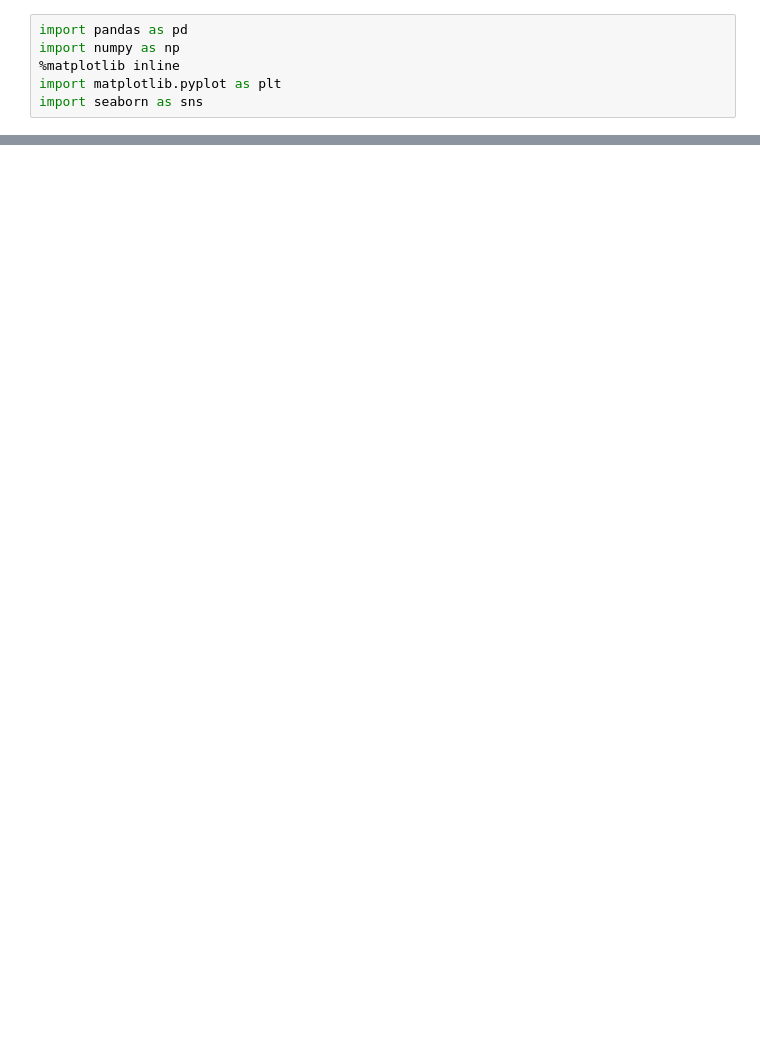
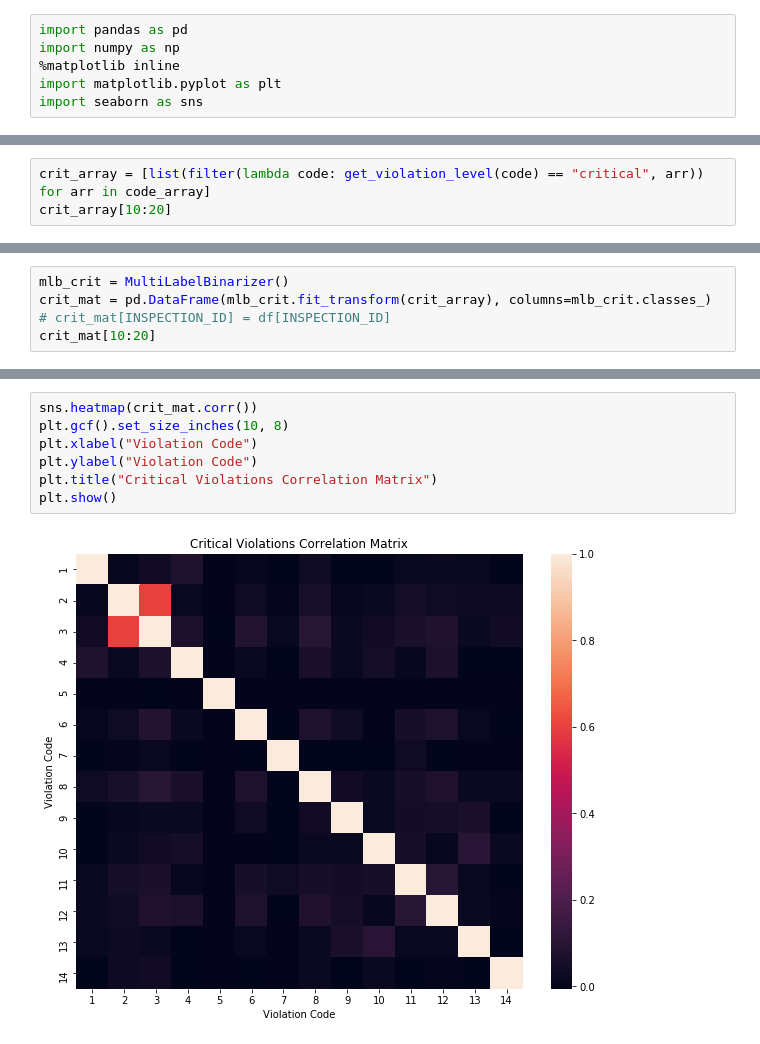
Before and after one commit to vingkan/foodinspectionforecasting, a Jupyter notebook: IIT/13_violations.ipynb, the cells around one changed output, grey strips where cells are left out. Cells and saved outputs as stored; diff of their text form; blank space fills up the shorter version.

```diff
--- a/IIT/13_violations.ipynb
+++ b/IIT/13_violations.ipynb
@@ -64,0 +90,3 @@ df.head()
+# %%
+crit_array = [list(filter(lambda code: get_violation_level(code) == "critical", arr)) for arr in code_array]
+crit_array[10:20]
@@ -64,0 +95,5 @@ df.head()
+# %%
+mlb_crit = MultiLabelBinarizer()
+crit_mat = pd.DataFrame(mlb_crit.fit_transform(crit_array), columns=mlb_crit.classes_)
+# crit_mat[INSPECTION_ID] = df[INSPECTION_ID]
+crit_mat[10:20]
@@ -64,0 +112,9 @@ df.head()
+# %%
+sns.heatmap(crit_mat.corr())
+plt.gcf().set_size_inches(10, 8)
+plt.xlabel("Violation Code")
+plt.ylabel("Violation Code")
+plt.title("Critical Violations Correlation Matrix")
+plt.show()
+# %% [output]
+[figure, added]
```
Also changed, not shown: parts of 14 cells of this notebook, 10 other files.
